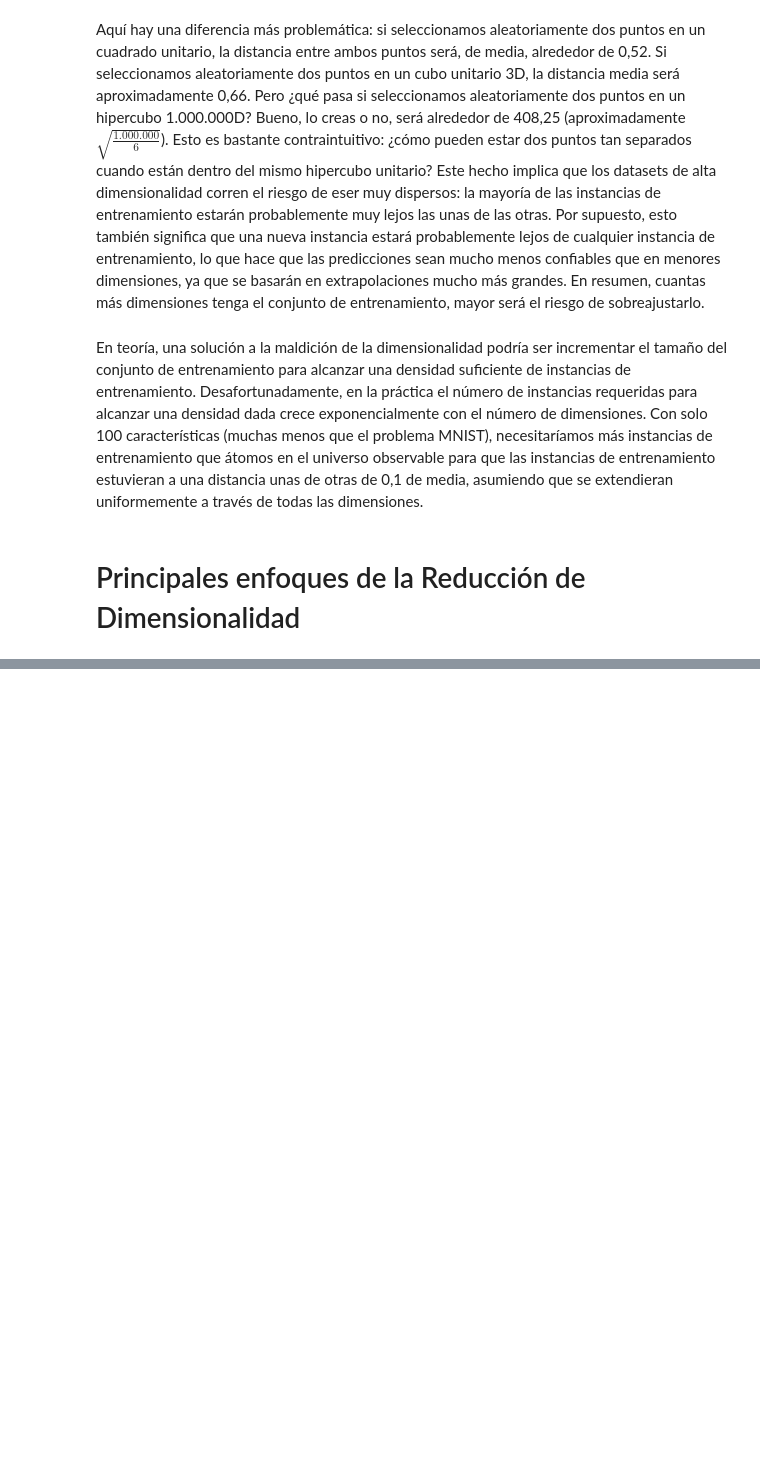
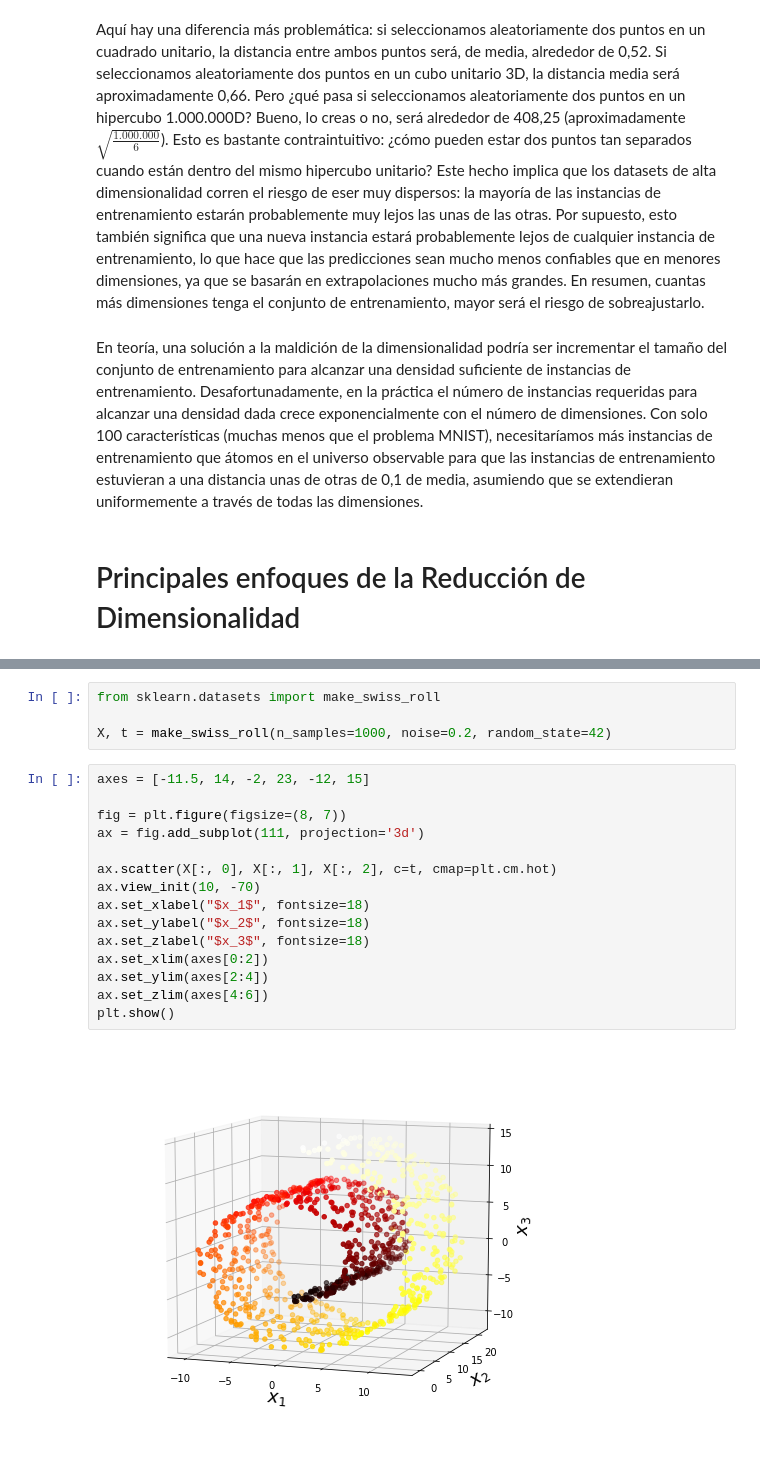
Before and after one commit to SgtSteiner/DataScience, a Jupyter notebook: handson-ml/Ch.08.Reducción de dimensionalidad.ipynb, the cells around one changed output, grey strips where cells are left out. Drawn from its saved outputs; the diff is of its cells as text; blank space fills up the shorter version.

```diff
--- a/handson-ml/Ch.08.Reducción de dimensionalidad.ipynb
+++ b/handson-ml/Ch.08.Reducción de dimensionalidad.ipynb
@@ -34,0 +298,21 @@ En teoría, una solución a la maldición de la dimensionalidad podría ser incr
+# %%
+from sklearn.datasets import make_swiss_roll
+
+X, t = make_swiss_roll(n_samples=1000, noise=0.2, random_state=42)
+# %%
+axes = [-11.5, 14, -2, 23, -12, 15]
+
+fig = plt.figure(figsize=(8, 7))
+ax = fig.add_subplot(111, projection='3d')
+
+ax.scatter(X[:, 0], X[:, 1], X[:, 2], c=t, cmap=plt.cm.hot)
+ax.view_init(10, -70)
+ax.set_xlabel("$x_1$", fontsize=18)
+ax.set_ylabel("$x_2$", fontsize=18)
+ax.set_zlabel("$x_3$", fontsize=18)
+ax.set_xlim(axes[0:2])
+ax.set_ylim(axes[2:4])
+ax.set_zlim(axes[4:6])
+plt.show()
+# %% [output]
+[figure, added]
```
Also changed, not shown: parts of 64 cells of this notebook, 6 other files.
